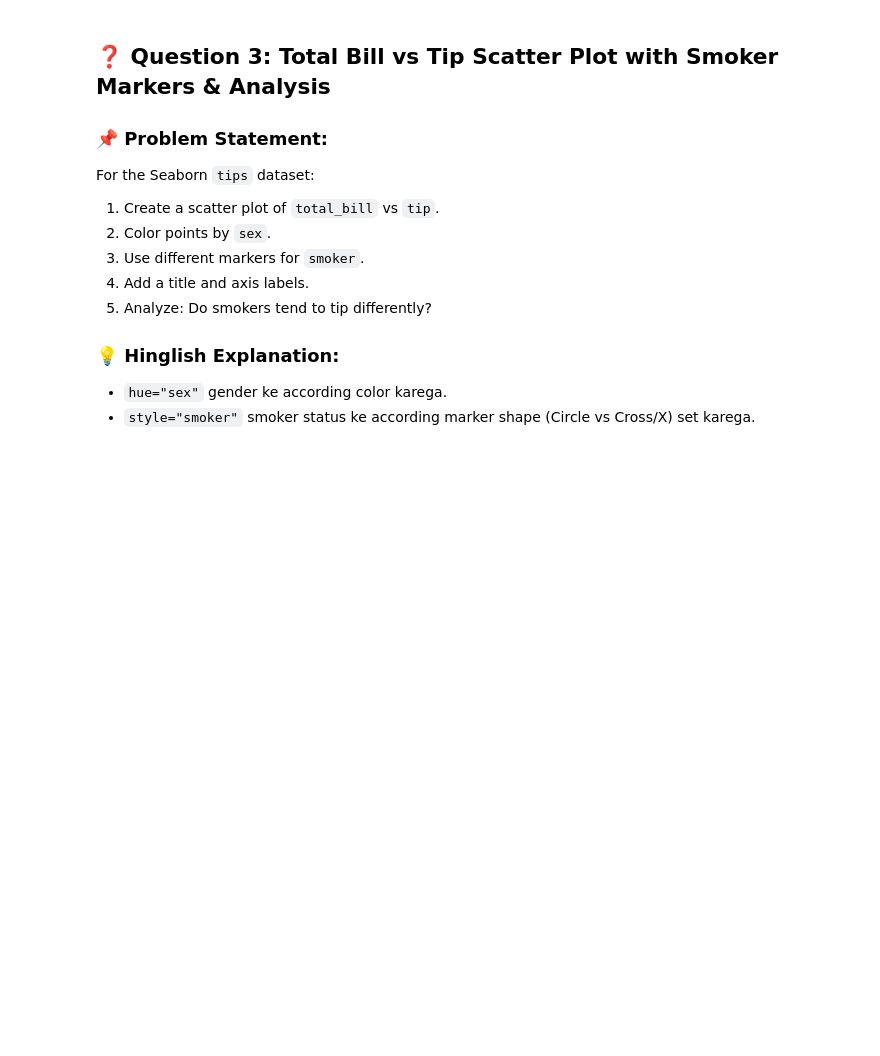
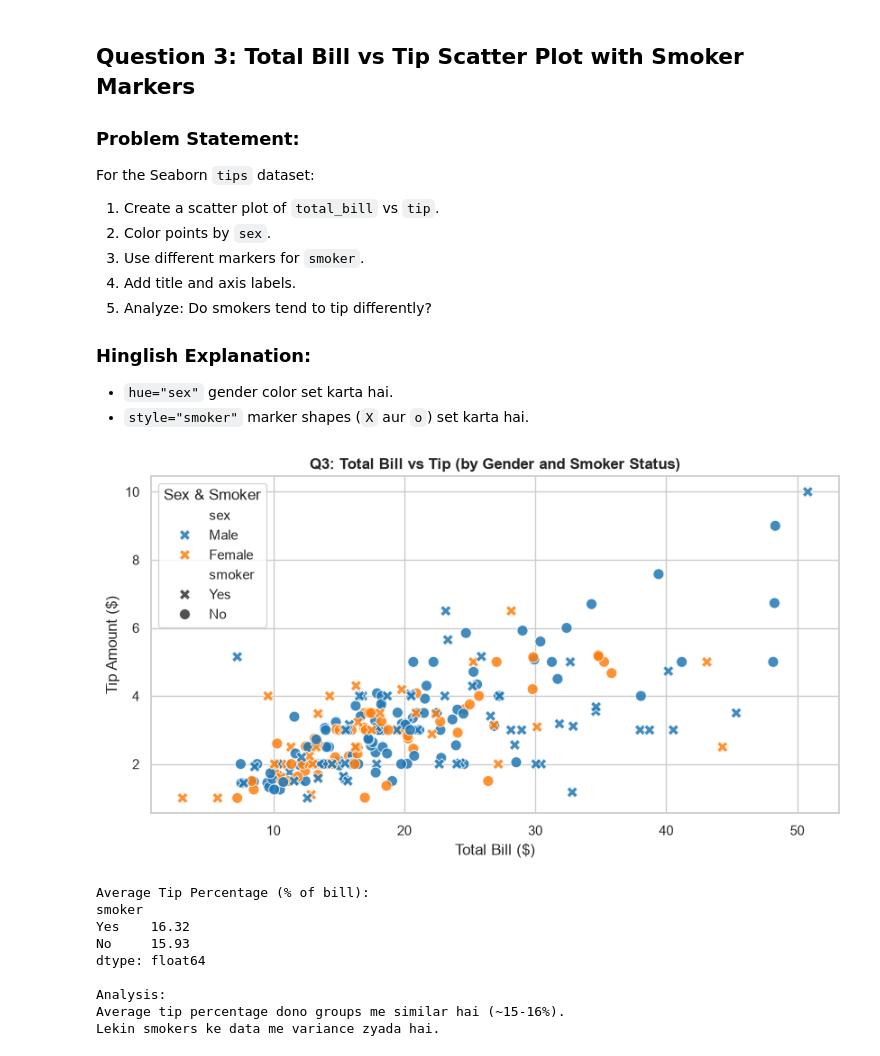
Before and after one commit to SobanAhmad-28/Ai_Ml_Learning, a Jupyter notebook: notebooks/data_visualization/assignment_data_visualization.ipynb, the cells around one changed output. Saved outputs shown, nothing was run; the diff lists cells and outputs as text; code cells hidden in the pictures; blank space fills up the shorter version.

```diff
--- a/notebooks/data_visualization/assignment_data_visualization.ipynb
+++ b/notebooks/data_visualization/assignment_data_visualization.ipynb
@@ -108,43 +135,57 @@ print("👉 Outliers Comment: Saturday aur Sunday ko kaafi points upper whisker
 # %% [markdown]
-## ❓ Question 3: Total Bill vs Tip Scatter Plot with Smoker Markers & Analysis
+## Question 3: Total Bill vs Tip Scatter Plot with Smoker Markers
 
-### 📌 Problem Statement:
+### Problem Statement:
 For the Seaborn `tips` dataset:
 1. Create a scatter plot of `total_bill` vs `tip`.
 2. Color points by `sex`.
 3. Use different markers for `smoker`.
-4. Add a title and axis labels.
+4. Add title and axis labels.
 5. Analyze: Do smokers tend to tip differently?
 
-### 💡 Hinglish Explanation:
-- `hue="sex"` gender ke according color karega.
-- `style="smoker"` smoker status ke according marker shape (Circle vs Cross/X) set karega.
+### Hinglish Explanation:
+- `hue="sex"` gender color set karta hai.
+- `style="smoker"` marker shapes (`X` aur `o`) set karta hai.
 # %%
-plt.figure(figsize=(9, 5.5))
+plt.figure(figsize=(8.5, 4.8))
 
 sns.scatterplot(
     data=tips,
     x="total_bill",
     y="tip",
     hue="sex",
     style="smoker",
     markers={"Yes": "X", "No": "o"},
     palette="tab10",
-    s=85,
+    s=75,
     alpha=0.85
 )
 
-plt.title("Q3: Total Bill vs Tip (by Gender and Smoker Status)", fontsize=13, fontweight='bold')
+plt.title("Q3: Total Bill vs Tip (by Gender and Smoker Status)", fontsize=12, fontweight='bold')
 plt.xlabel("Total Bill ($)")
 plt.ylabel("Tip Amount ($)")
 plt.legend(title="Sex & Smoker")
+plt.tight_layout()
 plt.show()
 
-# Smoker tipping stats
-smoker_tip_pct = tips.groupby("smoker").apply(lambda df: (df["tip"] / df["total_bill"]).mean() * 100)
+smoker_tip_pct = tips.groupby("smoker").apply(
+    lambda df: (df["tip"] / df["total_bill"]).mean() * 100
+).round(2)
+
 print("Average Tip Percentage (% of bill):")
-print(smoker_tip_pct.round(2))
-
-print("\n🔍 Analysis (Hinglish):")
-print("Overall tip percentage dono categories me similar hai (~15-16%), lekin smokers ke data me variance zyada hai — kuch smokers ne bohot zyada tip di hai jabki kuch ne kaafi kam.")
+print(smoker_tip_pct)
+print("\nAnalysis:")
+print("Average tip percentage dono groups me similar hai (~15-16%).")
+print("Lekin smokers ke data me variance zyada hai.")
+# %% [output]
+[figure, added]
+Average Tip Percentage (% of bill):
+smoker
+Yes    16.32
+No     15.93
+dtype: float64
+
+Analysis:
+Average tip percentage dono groups me similar hai (~15-16%).
+Lekin smokers ke data me variance zyada hai.
 # %% [markdown]
```
Also changed, not shown: parts of 9 cells of this notebook.
